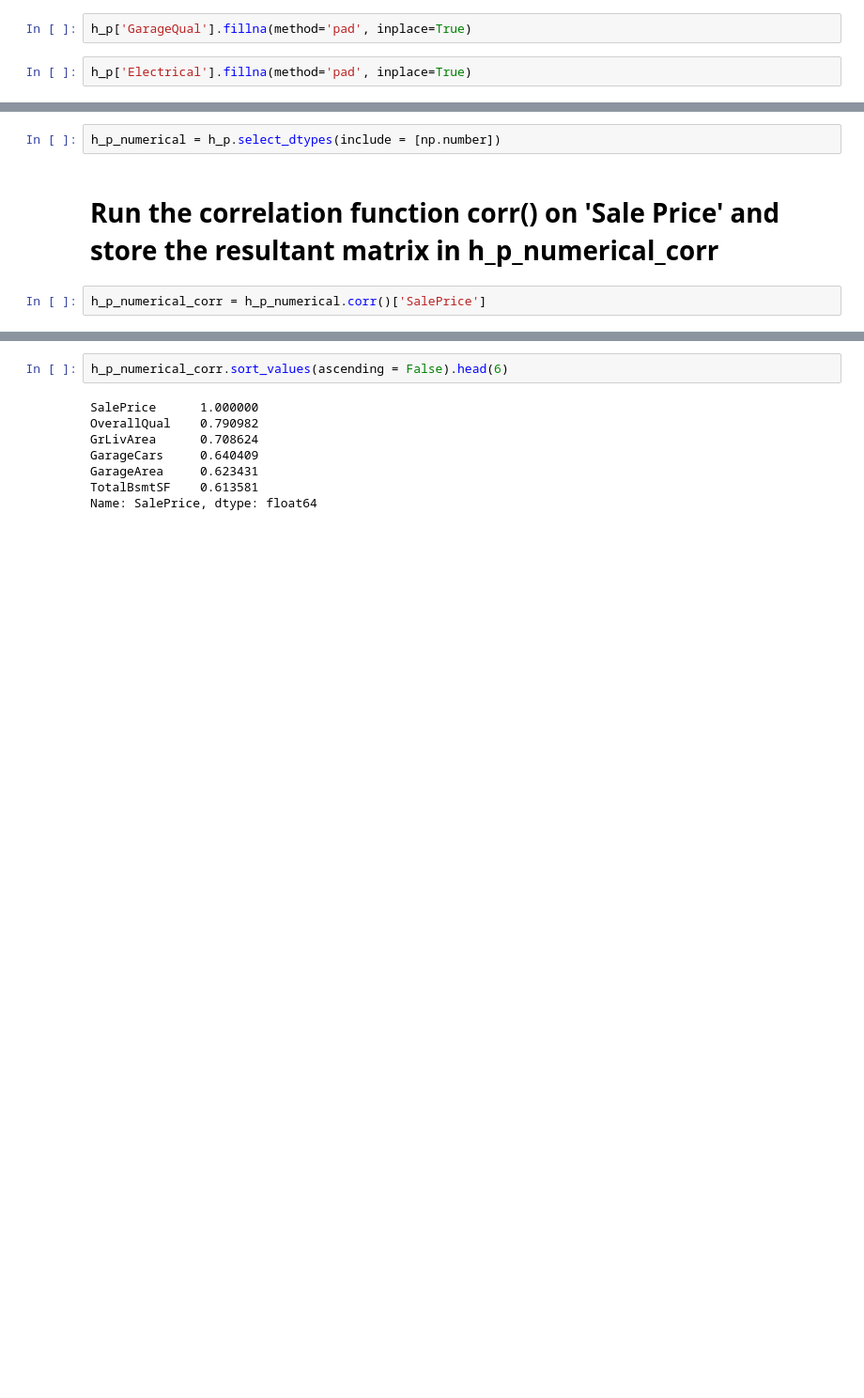
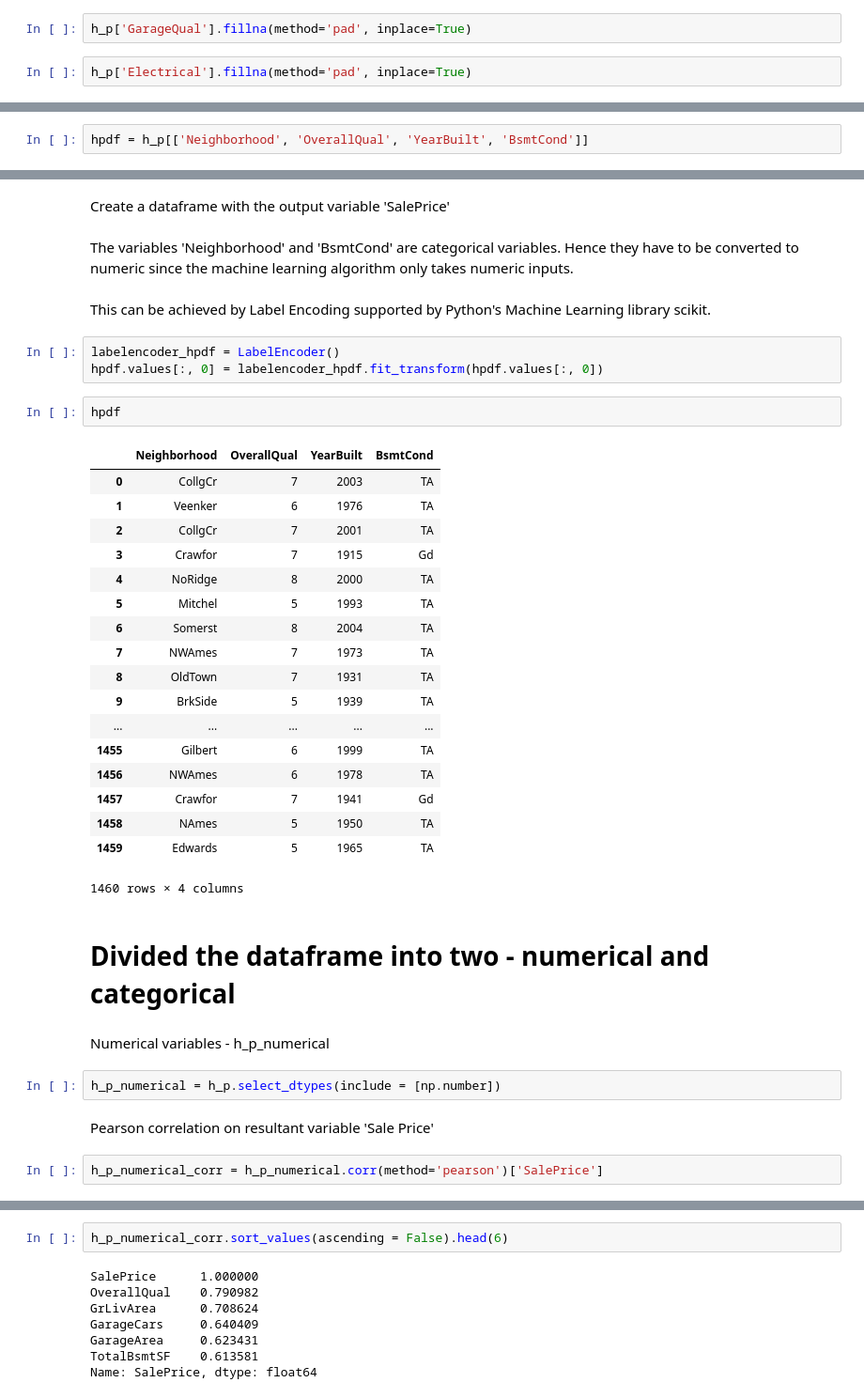
Before and after one commit to NikhilaThota/CapstoneProject_House_Prices_Prediction, a Jupyter notebook: House_prices.ipynb, the cells around one changed output, grey strips where cells are left out. Shown at 94% size. Drawn from its saved outputs; the diff is of its cells as text; blank space fills up the shorter version.

```diff
--- a/House_prices.ipynb
+++ b/House_prices.ipynb
@@ -153,0 +188,2 @@ True
+# %%
+hpdf = h_p[['Neighborhood', 'OverallQual', 'YearBuilt', 'BsmtCond']]
@@ -154,9 +273,43 @@ True
+# %% [markdown]
+Create a dataframe with the output variable 'SalePrice'
+# %% [markdown]
+The variables 'Neighborhood' and 'BsmtCond' are categorical variables. Hence they have to be converted to numeric since the machine learning algorithm only takes numeric inputs.
+# %% [markdown]
+This can be achieved by Label Encoding supported by Python's Machine Learning library scikit.
+# %%
+labelencoder_hpdf = LabelEncoder()
+hpdf.values[:, 0] = labelencoder_hpdf.fit_transform(hpdf.values[:, 0])
+# %%
+hpdf
+# %% [output]
+|  | Neighborhood | OverallQual | YearBuilt | BsmtCond |
+| 0 | CollgCr | 7 | 2003 | TA |
+| 1 | Veenker | 6 | 1976 | TA |
+| 2 | CollgCr | 7 | 2001 | TA |
+| 3 | Crawfor | 7 | 1915 | Gd |
+| 4 | NoRidge | 8 | 2000 | TA |
+| 5 | Mitchel | 5 | 1993 | TA |
+| 6 | Somerst | 8 | 2004 | TA |
+| 7 | NWAmes | 7 | 1973 | TA |
+| 8 | OldTown | 7 | 1931 | TA |
+| 9 | BrkSide | 5 | 1939 | TA |
+| ... | ... | ... | ... | ... |
+| 1455 | Gilbert | 6 | 1999 | TA |
+| 1456 | NWAmes | 6 | 1978 | TA |
+| 1457 | Crawfor | 7 | 1941 | Gd |
+| 1458 | NAmes | 5 | 1950 | TA |
+| 1459 | Edwards | 5 | 1965 | TA |
+1460 rows × 4 columns
+# %% [markdown]
+# Divided the dataframe into two - numerical and categorical
+# %% [markdown]
+Numerical variables - h_p_numerical
 # %%
 h_p_numerical = h_p.select_dtypes(include = [np.number])
-# %% [markdown]
-# Run the correlation function corr() on 'Sale Price' and store the resultant matrix in h_p_numerical_corr
+# %% [markdown]
+Pearson correlation on resultant variable 'Sale Price'
 # %%
-h_p_numerical_corr = h_p_numerical.corr()['SalePrice']
+h_p_numerical_corr = h_p_numerical.corr(method='pearson')['SalePrice']
 # %%
 h_p_numerical_corr[np.argsort(h_p_numerical_corr, axis=0)[::-1]]
 # %% [output]
```
Also changed, not shown: parts of 69 cells of this notebook.
